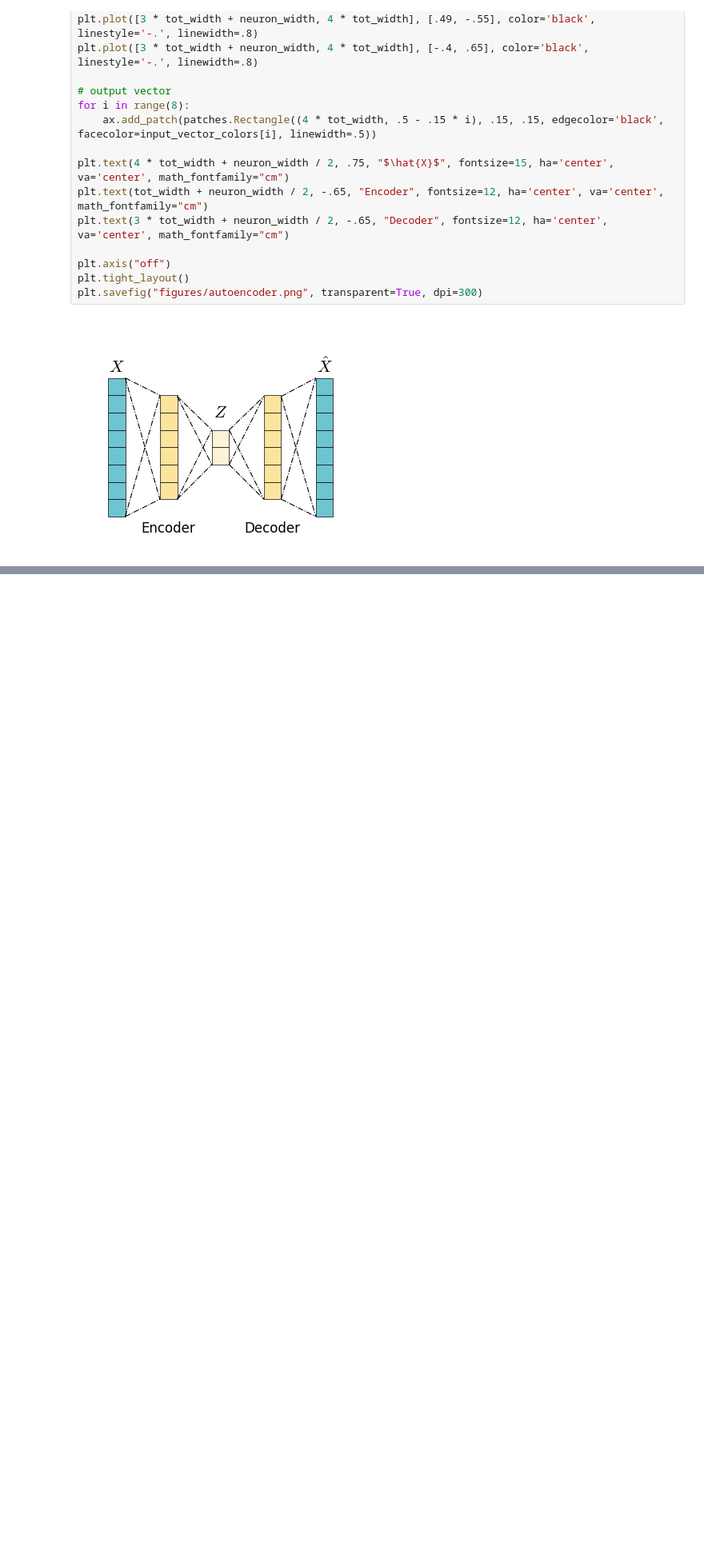
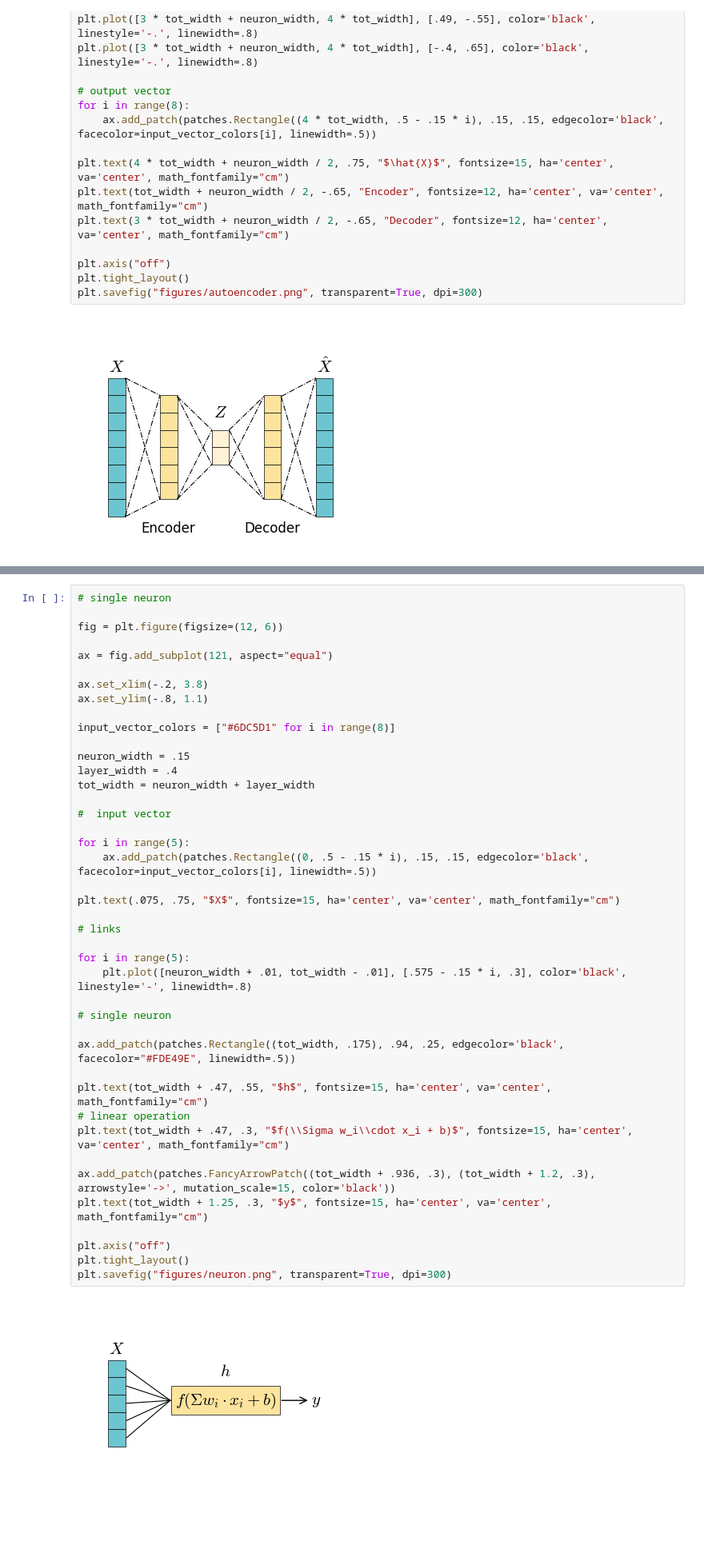
Before and after one commit to timothewt/AdvancedGraphClustering, a Jupyter notebook: notebooks/tw-figures.ipynb, the cells around one changed output, grey strips where cells are left out. Shown at 80% size. Saved outputs shown, nothing was run; the diff lists cells and outputs as text; blank space fills up the shorter version.

```diff
--- a/notebooks/tw-figures.ipynb
+++ b/notebooks/tw-figures.ipynb
@@ -194,0 +265,44 @@ plt.savefig("figures/small_graph.png", transparent=True, dpi=300)
+# %%
+# single neuron
+
+fig = plt.figure(figsize=(12, 6))
+
+ax = fig.add_subplot(121, aspect="equal")
+
+ax.set_xlim(-.2, 3.8)
+ax.set_ylim(-.8, 1.1)
+
+input_vector_colors = ["#6DC5D1" for i in range(8)]
+
+neuron_width = .15
+layer_width = .4
+tot_width = neuron_width + layer_width
+
+#  input vector
+
+for i in range(5):
+    ax.add_patch(patches.Rectangle((0, .5 - .15 * i), .15, .15, edgecolor='black', facecolor=input_vector_colors[i], linewidth=.5))
+
+plt.text(.075, .75, "$X$", fontsize=15, ha='center', va='center', math_fontfamily="cm")
+
+# links
+
+for i in range(5):
+    plt.plot([neuron_width + .01, tot_width - .01], [.575 - .15 * i, .3], color='black', linestyle='-', linewidth=.8)
+
+# single neuron
+
+ax.add_patch(patches.Rectangle((tot_width, .175), .94, .25, edgecolor='black', facecolor="#FDE49E", linewidth=.5))
+
+plt.text(tot_width + .47, .55, "$h$", fontsize=15, ha='center', va='center', math_fontfamily="cm")
+# linear operation
+plt.text(tot_width + .47, .3, "$f(\\Sigma w_i\\cdot x_i + b)$", fontsize=15, ha='center', va='center', math_fontfamily="cm")
+
+ax.add_patch(patches.FancyArrowPatch((tot_width + .936, .3), (tot_width + 1.2, .3), arrowstyle='->', mutation_scale=15, color='black'))
+plt.text(tot_width + 1.25, .3, "$y$", fontsize=15, ha='center', va='center', math_fontfamily="cm")
+
+plt.axis("off")
+plt.tight_layout()
+plt.savefig("figures/neuron.png", transparent=True, dpi=300)
+# %% [output]
+[figure, added]
```
Also changed, not shown: parts of 4 cells of this notebook, 20 other files.
